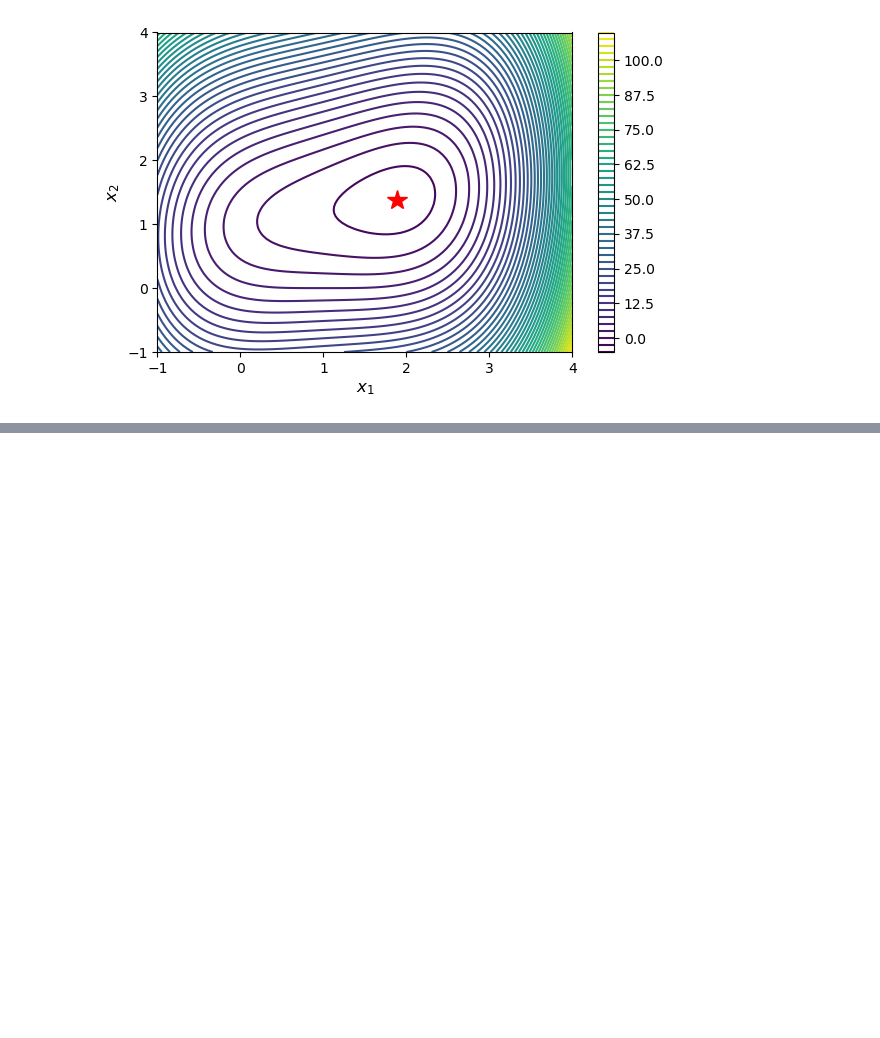
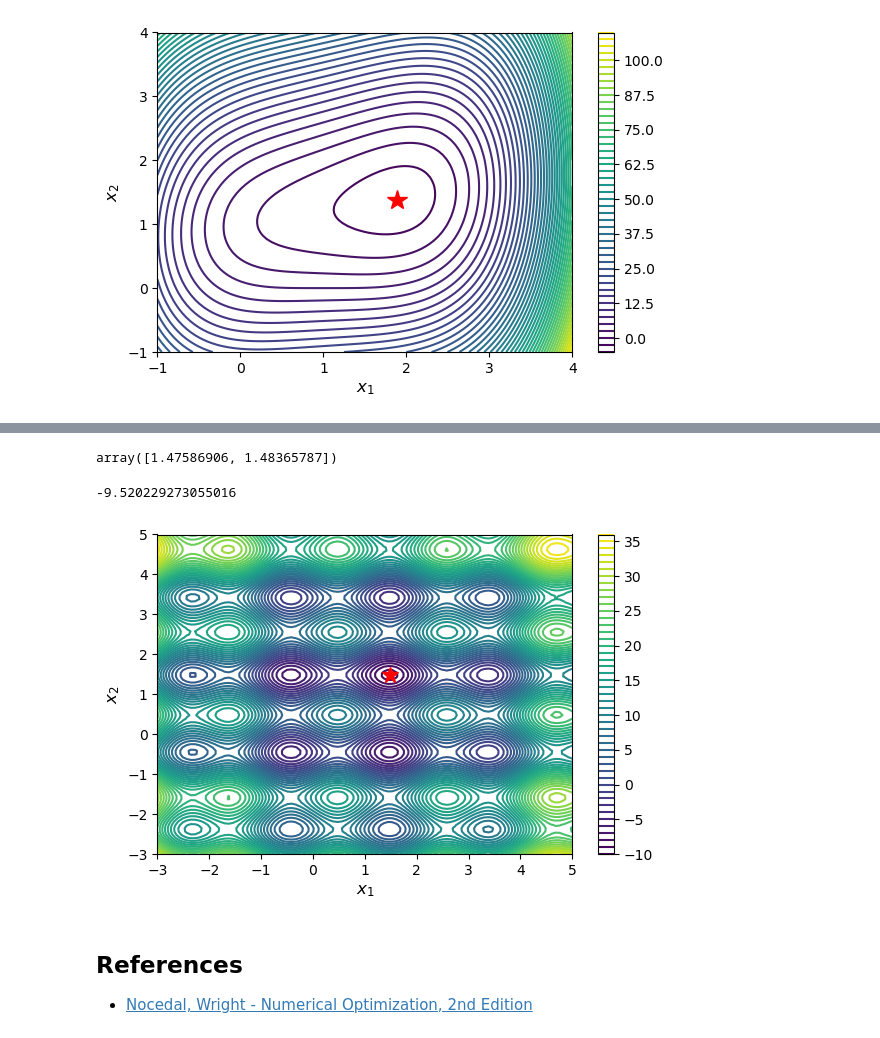
Before and after one commit to luigiselmi/numethods, a Jupyter notebook: johansson/optimization.ipynb, the cells around one changed output, grey strips where cells are left out. Cells and saved outputs as stored; diff of their text form; code cells hidden in the pictures; blank space fills up the shorter version.

Commit message:
brute force search

```diff
--- a/johansson/optimization.ipynb
+++ b/johansson/optimization.ipynb
@@ -153,0 +235,5 @@ fig.tight_layout()
+# %%
+ranges = (slice(-3, 5, 0.5), slice(-3, 5, 0.5))
+# %%
+x_start = optimize.brute(f, ranges, finish=None)
+x_start
@@ -153,0 +248,3 @@ fig.tight_layout()
+# %%
+X_opt = optimize.minimize(f, x_start, method='BFGS')
+X_opt
@@ -153,0 +263,24 @@ fig.tight_layout()
+# %%
+X_opt['x']
+# %% [output]
+array([1.47586906, 1.48365787])
+# %%
+f(X_opt['x'])
+# %% [output]
+-9.520229273055016
+# %%
+fig, ax = plt.subplots(figsize=(6, 4))
+x_ = y_ = np.linspace(-3, 5, 100)
+X, Y = np.meshgrid(x_, y_)
+Z = func_X_Y_to_XY(f, X, Y)
+c = ax.contour(X, Y, Z, 50)
+ax.plot(X_opt['x'][0], X_opt['x'][1], 'r*', markersize=12)
+ax.set_xlabel(r"$x_1$", fontsize=12)
+ax.set_ylabel(r"$x_2$", fontsize=12)
+plt.colorbar(c, ax=ax)
+fig.tight_layout()
+# %% [output]
+[figure, added]
+# %% [markdown]
+## References
+* [Nocedal, Wright - Numerical Optimization, 2nd Edition](https://www.amazon.com/Numerical-Optimization-Operations-Financial-Engineering-ebook/dp/B014P9ICXI)
```
Also changed, not shown: parts of 28 cells of this notebook.
